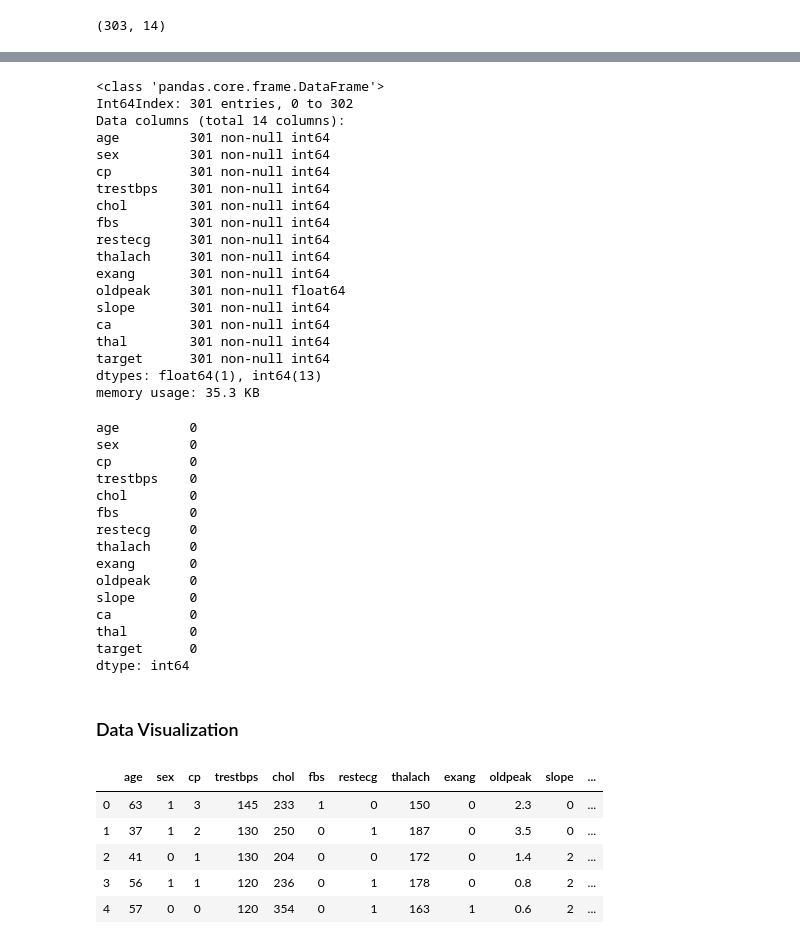
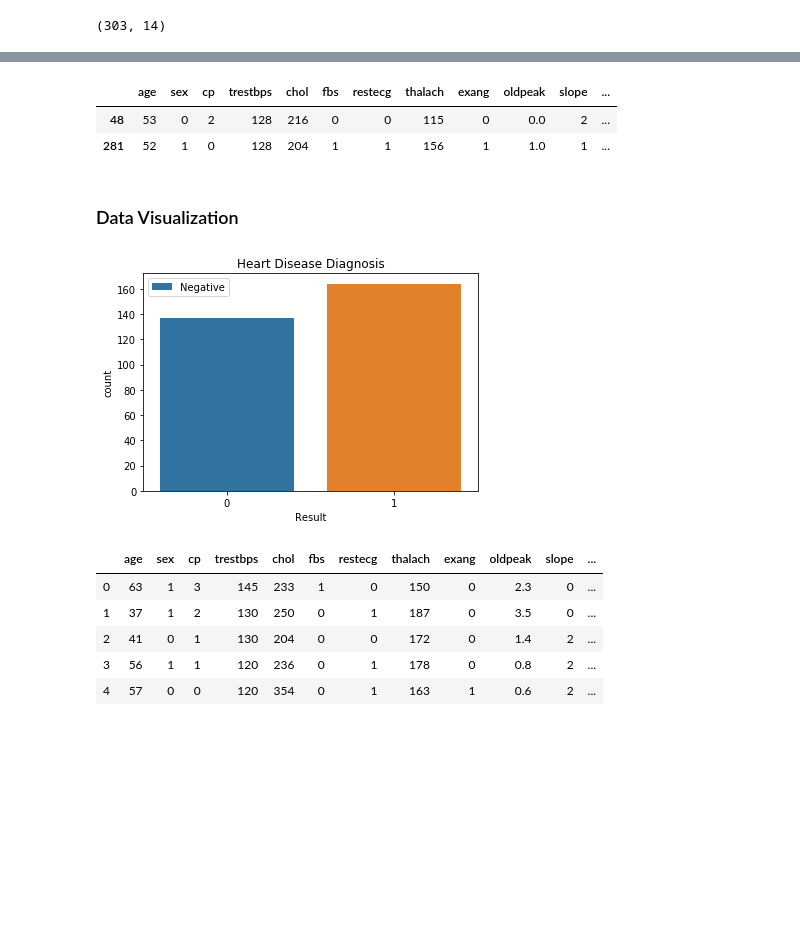
Before and after one commit to FJFard/Data-Analysis, a Jupyter notebook: Analyzing Heart Disease data.ipynb, the cells around one changed output, grey strips where cells are left out. Drawn from its saved outputs; the diff is of its cells as text; code cells hidden in the pictures; blank space fills up the shorter version.

```diff
--- a/Analyzing Heart Disease data.ipynb
+++ b/Analyzing Heart Disease data.ipynb
@@ -58,41 +85,8 @@ data.describe()
 | max | 77.000000 | 1.000000 | 3.000000 | 200.000000 | 564.000000 | 1.000000 | 2.000000 | 202.000000 | 1.000000 | 6.200000 | 2.000000 | ... |
-# %%
-data.info()
-# %% [output]
-<class 'pandas.core.frame.DataFrame'>
-Int64Index: 301 entries, 0 to 302
-Data columns (total 14 columns):
-age         301 non-null int64
-sex         301 non-null int64
-cp          301 non-null int64
-trestbps    301 non-null int64
-chol        301 non-null int64
-fbs         301 non-null int64
-restecg     301 non-null int64
-thalach     301 non-null int64
-exang       301 non-null int64
-oldpeak     301 non-null float64
-slope       301 non-null int64
-ca          301 non-null int64
-thal        301 non-null int64
-target      301 non-null int64
-dtypes: float64(1), int64(13)
-memory usage: 35.3 KB
-# %%
-data.isnull().sum() # Check for missing values and how many exist per Column
-# %% [output]
-age         0
-sex         0
-cp          0
-trestbps    0
-chol        0
-fbs         0
-restecg     0
-thalach     0
-exang       0
-oldpeak     0
-slope       0
-ca          0
-thal        0
-target      0
-dtype: int64
+# %%
+# thal values is defined to be in {1,2,3} and  thal=0 maps to null in the original dataset.
+data.loc[data['thal']==0]
+# %% [output]
+|  | age | sex | cp | trestbps | chol | fbs | restecg | thalach | exang | oldpeak | slope | ... |
+| 48 | 53 | 0 | 2 | 128 | 216 | 0 | 0 | 115 | 0 | 0.0 | 2 | ... |
+| 281 | 52 | 1 | 0 | 128 | 204 | 1 | 1 | 156 | 1 | 1.0 | 1 | ... |
@@ -99,5 +96,15 @@ dtype: int64
 # %% [markdown]
 ### Data Visualization
+# %%
+ax = sns.countplot(data['target'])
+
+ax.set_title('Heart Disease Diagnosis')
+ax.set_xlabel('Result')
+#ax.set_xticklabels(('Negative','Positive'))
+ax.legend(('Negative', 'Positive'))
+plt.show()
+# %% [output]
+[figure, added]
 # %%
 # Create New Dataframe (df) for easy Visualization of Categorical Columns
 
```
Also changed, not shown: parts of 9 cells of this notebook.
